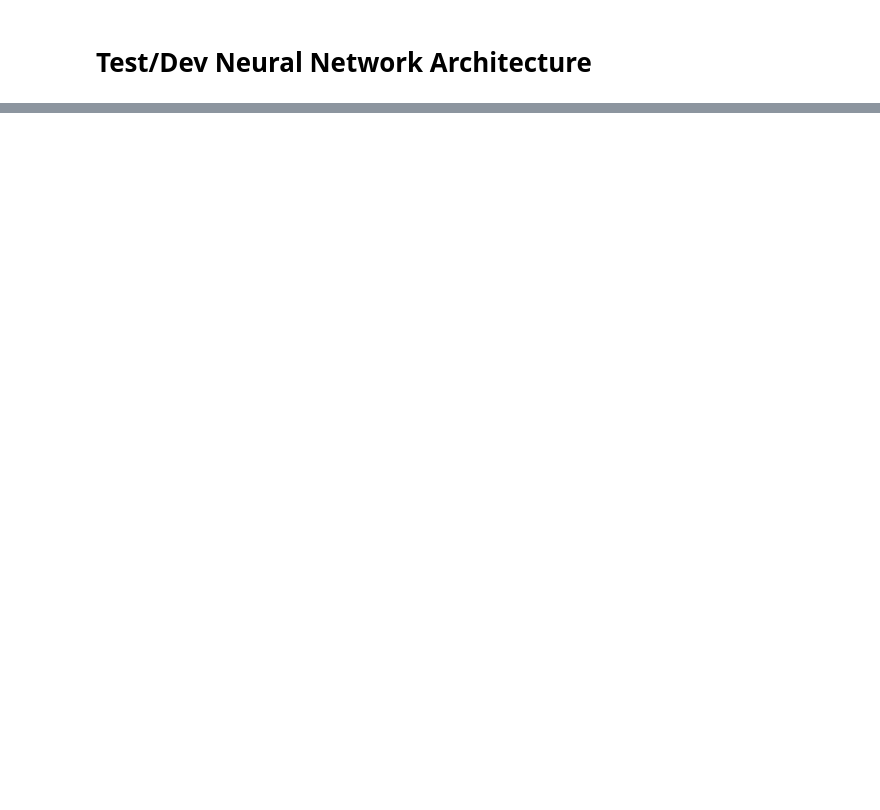
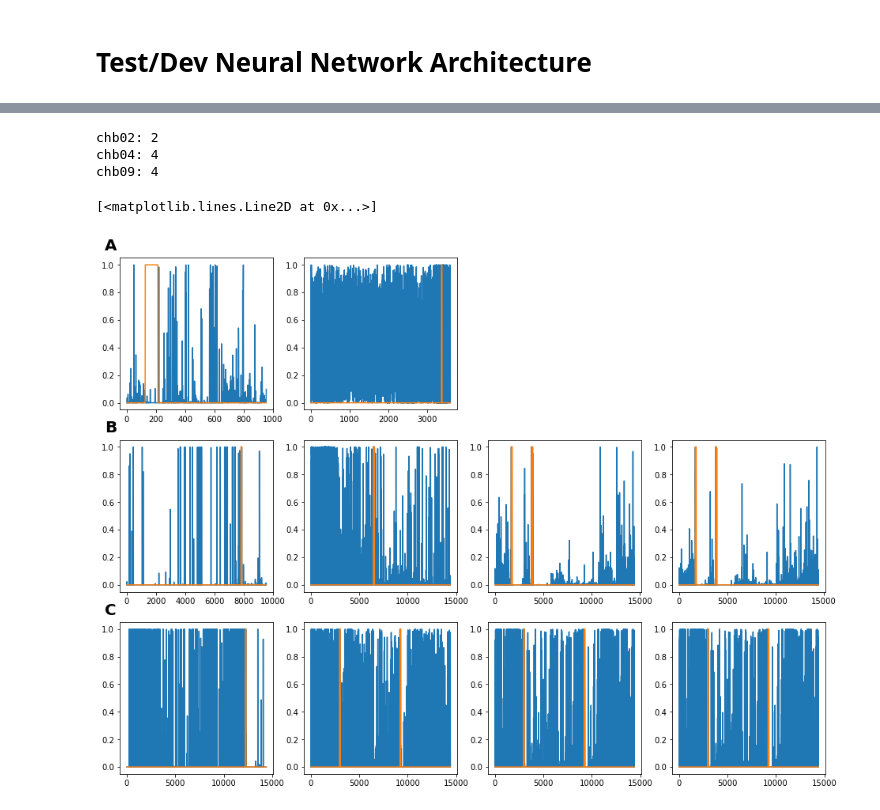
Before and after one commit to acellon/thesis, a Jupyter notebook: testdev.ipynb, the cells around one changed output, grey strips where cells are left out. Drawn from its saved outputs; the diff is of its cells as text; code cells hidden in the pictures; blank space fills up the shorter version.

```diff
--- a/testdev.ipynb
+++ b/testdev.ipynb
@@ -33,0 +492,56 @@ Deleting empty channels...
+# %%
+chb02 = np.load('./outputs/chb02init.npz', encoding='latin1')
+print('chb02:',int(len(chb02.files)/2))
+chb04 = np.load('./outputs/chb04init.npz', encoding='latin1')
+print('chb04:',int(len(chb04.files)/2))
+chb09 = np.load('./outputs/chb09us3.npz', encoding='latin1')
+print('chb09:',int(len(chb09.files)/2))
+# %% [output]
+chb02: 2
+chb04: 4
+chb09: 4
+# %%
+plt.figure(figsize=(16,12))
+ax1 = plt.subplot(3,4,1)
+ax1.text(-0.1, 1.05, 'A', transform=ax1.transAxes,
+            size=20, weight='bold')
+plt.plot(chb02['prob_1'])
+plt.plot(chb02['true_1'])
+plt.subplot(3,4,2)
+plt.plot(chb02['prob_2'])
+plt.plot(chb02['true_2'])
+
+
+ax2 = plt.subplot(3,4,5)
+ax2.text(-0.1, 1.05, 'B', transform=ax2.transAxes,
+            size=20, weight='bold')
+plt.plot(chb04['prob_1'])
+plt.plot(chb04['true_1'])
+plt.subplot(3,4,6)
+plt.plot(chb04['prob_2'])
+plt.plot(chb04['true_2'])
+plt.subplot(3,4,7)
+plt.plot(chb04['prob_3'])
+plt.plot(chb04['true_3'])
+plt.subplot(3,4,8)
+plt.plot(chb04['prob_4'])
+plt.plot(chb04['true_4'])
+
+
+ax3 = plt.subplot(3,4,9)
+ax3.text(-0.1, 1.05, 'C', transform=ax3.transAxes,
+            size=20, weight='bold')
+plt.plot(chb09['prob_1'])
+plt.plot(chb09['true_1'])
+plt.subplot(3,4,10)
+plt.plot(chb09['prob_2'])
+plt.plot(chb09['true_2'])
+plt.subplot(3,4,11)
+plt.plot(chb09['prob_3'])
+plt.plot(chb09['true_3'])
+plt.subplot(3,4,12)
+plt.plot(chb09['prob_3'])
+plt.plot(chb09['true_3'])
+# %% [output]
+[<matplotlib.lines.Line2D at 0x...>]
+[figure, added]
```
Also changed, not shown: parts of 17 cells of this notebook, 1 other file.
